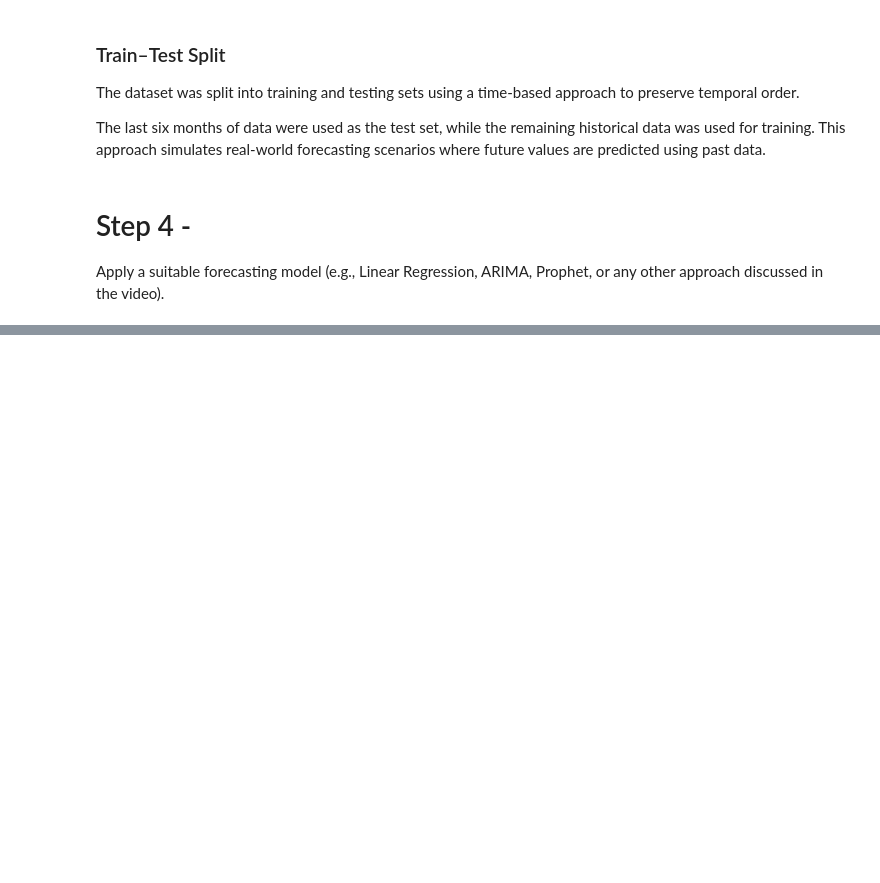
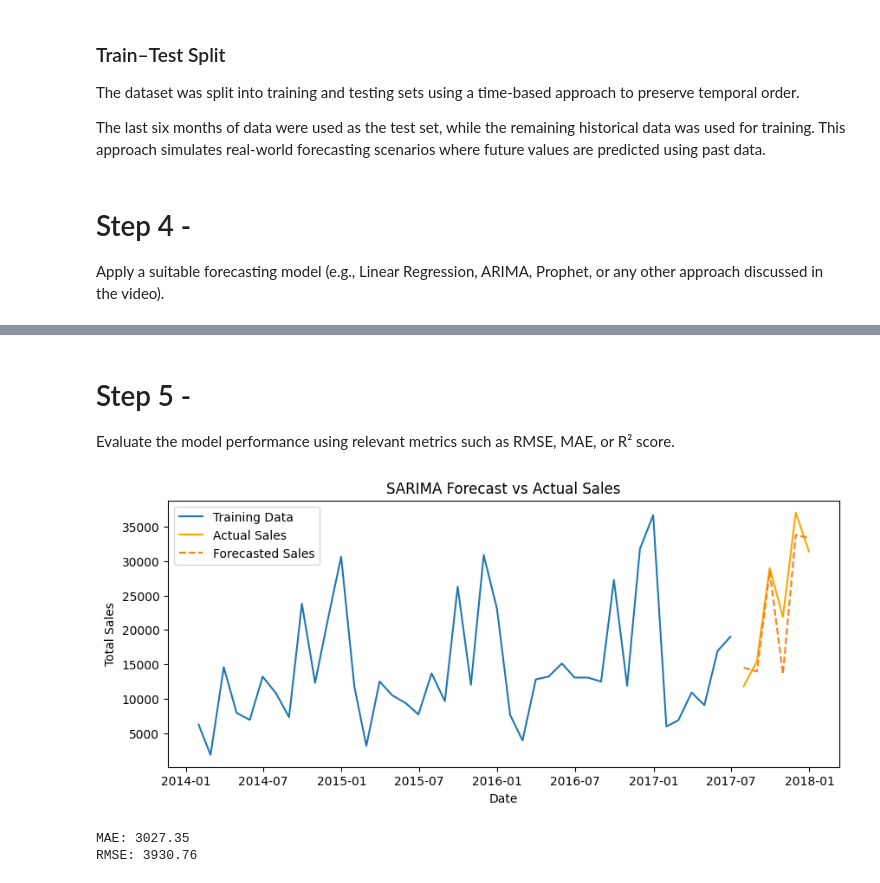
Before and after one commit to AmeyPhutane123/LearningDataScience, a Jupyter notebook: Data Science/Assignments/assignment6.ipynb, the cells around one changed output, grey strips where cells are left out. Cells and saved outputs as stored; diff of their text form; code cells hidden in the pictures; blank space fills up the shorter version.

```diff
--- a/Data Science/Assignments/assignment6.ipynb
+++ b/Data Science/Assignments/assignment6.ipynb
@@ -287,3 +287,14 @@ are predicted using past data.
 # Step 4 -
 
 Apply a suitable forecasting model (e.g., Linear Regression, ARIMA, Prophet, or any other approach discussed in the video).
+# %%
+from statsmodels.tsa.statespace.sarimax import SARIMAX
+sarima_model = SARIMAX(
+    train,
+    order=(1, 1, 1),
+    seasonal_order=(1, 1, 1, 12),
+    enforce_stationarity=False,
+    enforce_invertibility=False
+)
+
+sarima_results = sarima_model.fit()
@@ -289,0 +335,33 @@ Apply a suitable forecasting model (e.g., Linear Regression, ARIMA, Prophet, or
+# %% [markdown]
+# Step 5 -
+
+Evaluate the model performance using relevant metrics such as RMSE, MAE, or R² score.
+# %%
+forecast = sarima_results.get_forecast(steps=len(test))
+forecast_values = forecast.predicted_mean
+forecast_ci = forecast.conf_int()
+forecast_values.index = test.index
+# %%
+plt.figure(figsize=(10,4))
+plt.plot(train, label='Training Data')
+plt.plot(test, label='Actual Sales', color='orange')
+plt.plot(forecast_values, label='Forecasted Sales', linestyle='--')
+plt.title('SARIMA Forecast vs Actual Sales')
+plt.xlabel('Date')
+plt.ylabel('Total Sales')
+plt.legend()
+plt.show()
+# %% [output]
+[figure, added]
+# %%
+from sklearn.metrics import mean_absolute_error, mean_squared_error
+import numpy as np
+
+mae = mean_absolute_error(test, forecast_values)
+rmse = np.sqrt(mean_squared_error(test, forecast_values))
+
+print(f"MAE: {mae:.2f}")
+print(f"RMSE: {rmse:.2f}")
+# %% [output]
+MAE: 3027.35
+RMSE: 3930.76
```
Also changed, not shown: parts of 6 cells of this notebook.
